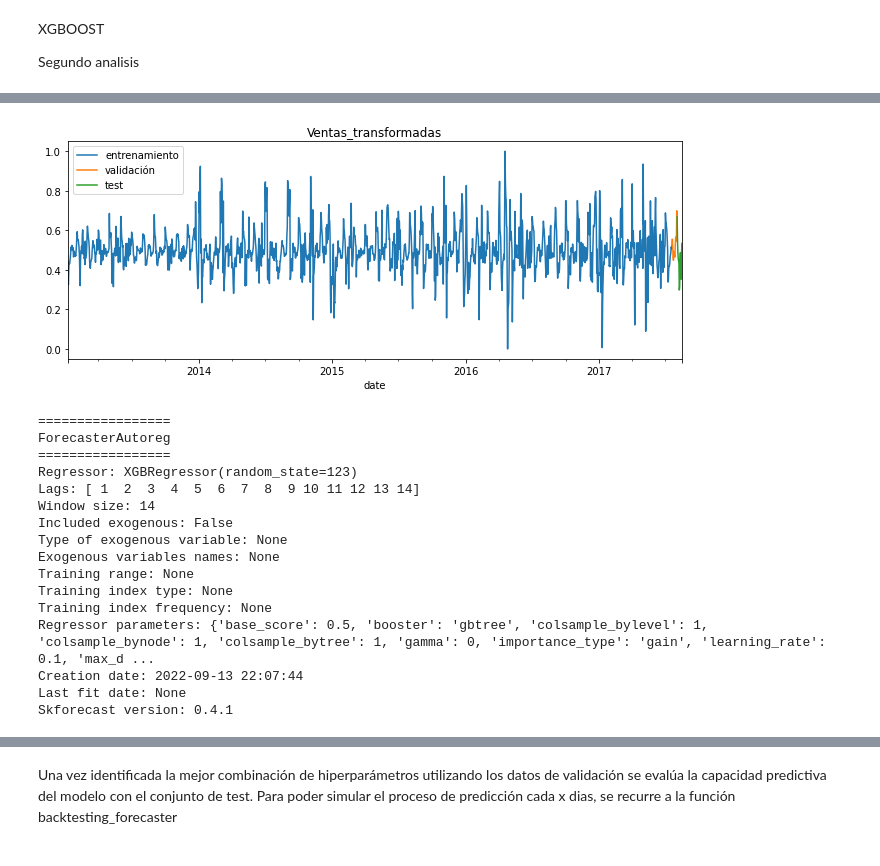
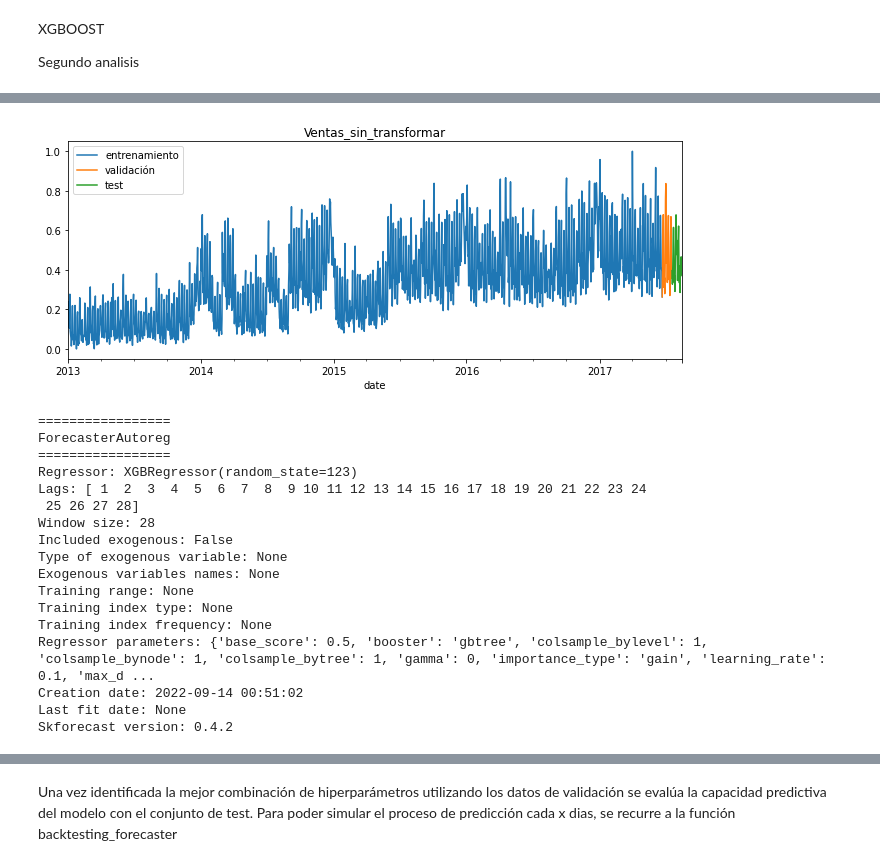
Before and after one commit to CHRISTIANDAGATTI/Mentoria_Series_Temporales, a Jupyter notebook: TP3_aprendizaje_supervisado_20220913.ipynb, the cells around one changed output, grey strips where cells are left out. Saved outputs shown, nothing was run; the diff lists cells and outputs as text; code cells hidden in the pictures.

```diff
--- a/TP3_aprendizaje_supervisado_20220913.ipynb
+++ b/TP3_aprendizaje_supervisado_20220913.ipynb
@@ -1572,0 +1576,3 @@ df_xg
+# %%
+df_xg_features = create_features(df_xg_split)
+df_xg_features
@@ -1577,12 +1598,13 @@ Funciones de retraso
 # %%
 def add_lags(df_xg):
     df = df_xg.copy()
-    target_map = df['Ventas_transformadas'].to_dict()
-    df['lag7'] = (df.index - pd.Timedelta('7 days')).map(target_map)
-    df['lag14'] = (df.index - pd.Timedelta('14 days')).map(target_map)
-    df['lag28'] = (df.index - pd.Timedelta('28 days')).map(target_map)
+    target_map = df.to_dict()
+    df['lag7'] = df.Ventas_sin_transformar.shift(7)
+    df['lag14'] = df.Ventas_sin_transformar.shift(14)
+    df['lag21'] = df.Ventas_sin_transformar.shift(21)
+    df['lag28'] = df.Ventas_sin_transformar.shift(28)
     return df
 # %%
-df_xg_lag = add_lags(df_xg)
+df_xg_lag = add_lags(df_xg_features)
 df_xg_lag
 # %% [output]
@@ -1790,8 +1819,8 @@ df_xg2
 # %%
 # Separación datos train-val-test
 # ==============================================================================
-fin_train = '2017-07-20'
-fin_validacion = '2017-08-02'
+fin_train = '2017-06-22'
+fin_validacion = '2017-07-19'
 datos_train = df_xg2.loc[: fin_train, :]
 datos_val   = df_xg2.loc[fin_train:fin_validacion, :]
 datos_test  = df_xg2.loc[fin_validacion:, :]
@@ -1806,20 +1835,20 @@ Fechas test       : 2017-08-02 00:00:00 --- 2017-08-15 00:00:00  (n=14)
 # %%
 # Gráfico serie temporal
 # ==============================================================================
 fig, ax = plt.subplots(figsize=(11, 4))
-datos_train['Ventas_transformadas'].plot(ax=ax, label='entrenamiento')
-datos_val['Ventas_transformadas'].plot(ax=ax, label='validación')
-datos_test['Ventas_transformadas'].plot(ax=ax, label='test')
-ax.set_title('Ventas_transformadas')
+datos_train['Ventas_sin_transformar'].plot(ax=ax, label='entrenamiento')
+datos_val['Ventas_sin_transformar'].plot(ax=ax, label='validación')
+datos_test['Ventas_sin_transformar'].plot(ax=ax, label='test')
+ax.set_title('Ventas_sin_transformar')
 ax.legend();
 # %% [output]
-[figure, old version]
+[figure, new version]
 # %%
 # Crear forecaster
 # ==============================================================================
 forecaster = ForecasterAutoreg(
                 regressor = XGBRegressor(random_state=123),
-                lags =14
+                lags =28
              )
 
 forecaster
@@ -1828,8 +1857,9 @@ forecaster
 ForecasterAutoreg
 =================
 Regressor: XGBRegressor(random_state=123)
-Lags: [ 1  2  3  4  5  6  7  8  9 10 11 12 13 14]
-Window size: 14
+Lags: [ 1  2  3  4  5  6  7  8  9 10 11 12 13 14 15 16 17 18 19 20 21 22 23 24
+ 25 26 27 28]
+Window size: 28
 Included exogenous: False
 Type of exogenous variable: None
 Exogenous variables names: None
@@ -1837,9 +1867,9 @@ Training range: None
 Training index type: None
 Training index frequency: None
 Regressor parameters: {'base_score': 0.5, 'booster': 'gbtree', 'colsample_bylevel': 1, 'colsample_bynode': 1, 'colsample_bytree': 1, 'gamma': 0, 'importance_type': 'gain', 'learning_rate': 0.1, 'max_d ...
-Creation date: 2022-09-13 22:07:44
+Creation date: 2022-09-14 00:51:02
 Last fit date: None
-Skforecast version: 0.4.1
+Skforecast version: 0.4.2
 # %%
 # Grid search de hiperparámetros
 # ==============================================================================
```
Also changed, not shown: parts of 38 cells of this notebook.
